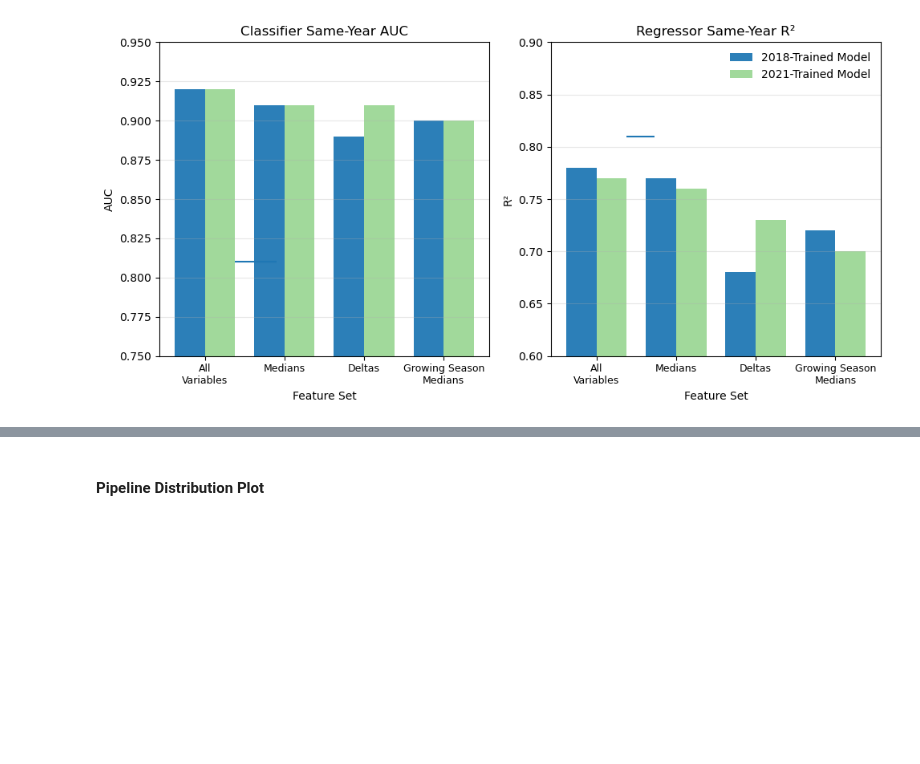
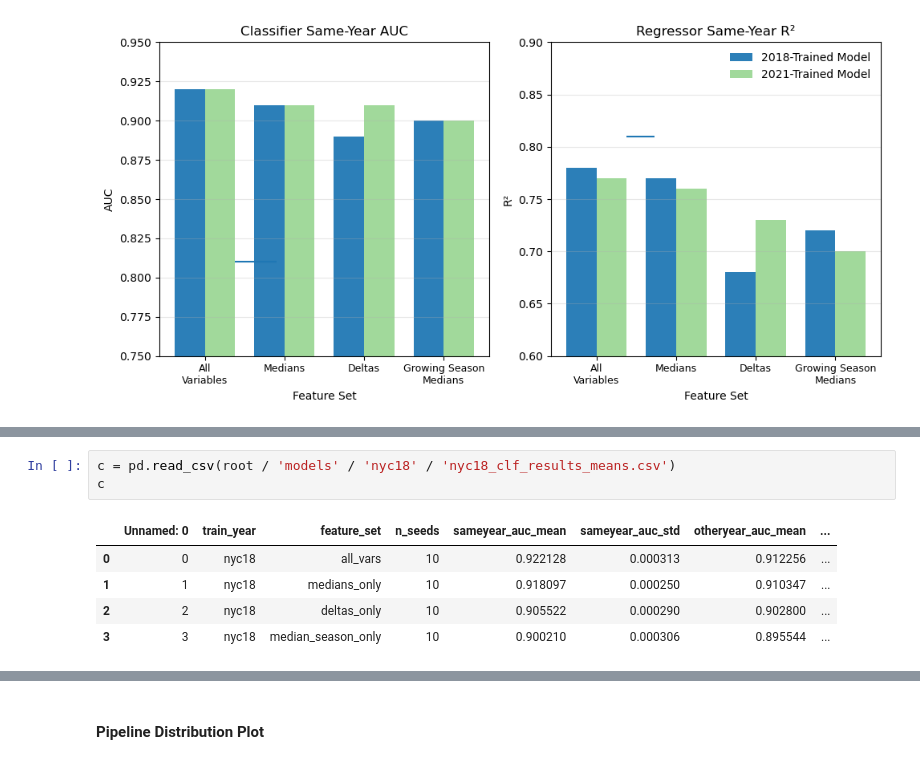
Before and after one commit to rosehanuy/nyc-tree-canopy, a Jupyter notebook: train_model_v2.ipynb, the cells around one changed output, grey strips where cells are left out. Saved outputs shown, nothing was run; the diff lists cells and outputs as text; blank space fills up the shorter version.

```diff
--- a/train_model_v2.ipynb
+++ b/train_model_v2.ipynb
@@ -305,0 +410,9 @@ plt.tight_layout()
+# %%
+c = pd.read_csv(root / 'models' / 'nyc18' / 'nyc18_clf_results_means.csv')
+c
+# %% [output]
+|  | Unnamed: 0 | train_year | feature_set | n_seeds | sameyear_auc_mean | sameyear_auc_std | otheryear_auc_mean | ... |
+| 0 | 0 | nyc18 | all_vars | 10 | 0.922128 | 0.000313 | 0.912256 | ... |
+| 1 | 1 | nyc18 | medians_only | 10 | 0.918097 | 0.000250 | 0.910347 | ... |
+| 2 | 2 | nyc18 | deltas_only | 10 | 0.905522 | 0.000290 | 0.902800 | ... |
+| 3 | 3 | nyc18 | median_season_only | 10 | 0.900210 | 0.000306 | 0.895544 | ... |
```
Also changed, not shown: parts of 17 cells of this notebook, 1 other file.
